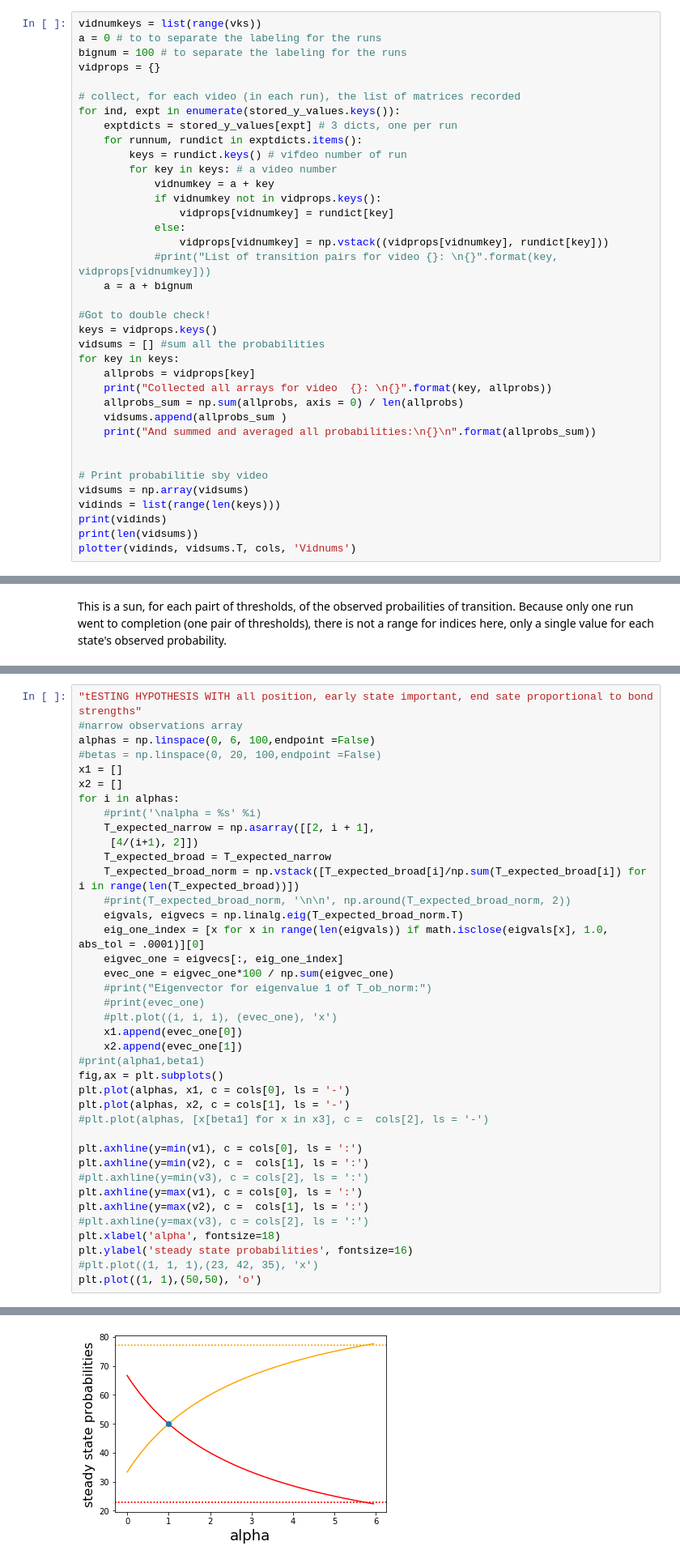
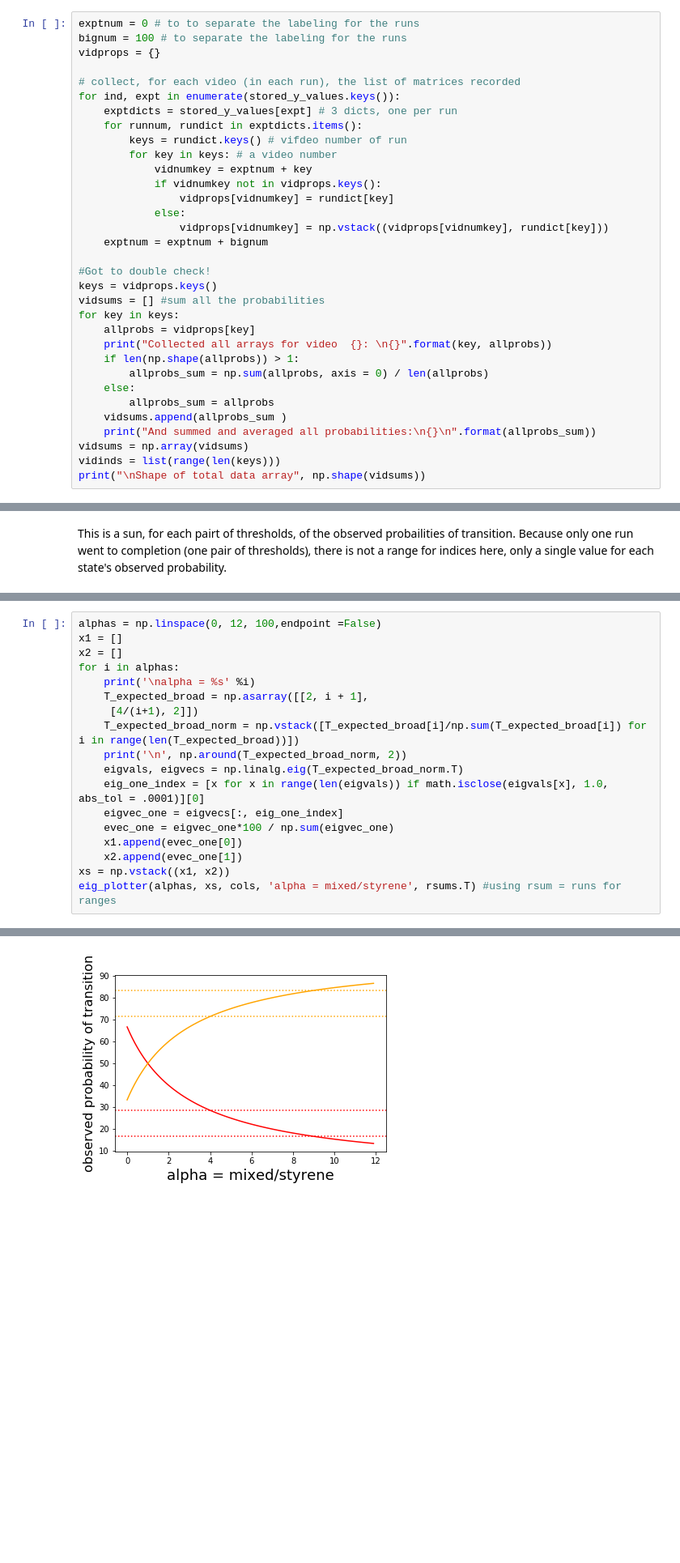
Before and after one commit to TchakamauRa/Soft-Matter, a Jupyter notebook: Matrix multiplication-density_styrene-joined.ipynb, the cells around one changed output, grey strips where cells are left out. Shown: that part at 81% size. Saved outputs shown, nothing was run; the diff lists cells and outputs as text; blank space fills up the shorter version.

```diff
--- a/Matrix multiplication-density_styrene-joined.ipynb
+++ b/Matrix multiplication-density_styrene-joined.ipynb
@@ -387,6 +479,5 @@ def plotter(xs, yls, cols, xlabel):
 # %%
-vidnumkeys = list(range(vks))
-a = 0 # to to separate the labeling for the runs
+exptnum = 0 # to to separate the labeling for the runs
 bignum = 100 # to separate the labeling for the runs
 vidprops = {}
 
@@ -396,13 +487,12 @@ for ind, expt in enumerate(stored_y_values.keys()):
     for runnum, rundict in exptdicts.items():
         keys = rundict.keys() # vifdeo number of run
         for key in keys: # a video number
-            vidnumkey = a + key
+            vidnumkey = exptnum + key
             if vidnumkey not in vidprops.keys():
                 vidprops[vidnumkey] = rundict[key]
             else:
                 vidprops[vidnumkey] = np.vstack((vidprops[vidnumkey], rundict[key]))
-            #print("List of transition pairs for video {}: \n{}".format(key, vidprops[vidnumkey]))
-    a = a + bignum
+    exptnum = exptnum + bignum
 
 #Got to double check!
 keys = vidprops.keys()
@@ -410,17 +500,15 @@ vidsums = [] #sum all the probabilities
 for key in keys:
     allprobs = vidprops[key]
     print("Collected all arrays for video  {}: \n{}".format(key, allprobs))
-    allprobs_sum = np.sum(allprobs, axis = 0) / len(allprobs)
+    if len(np.shape(allprobs)) > 1:
+        allprobs_sum = np.sum(allprobs, axis = 0) / len(allprobs)
+    else:
+        allprobs_sum = allprobs
     vidsums.append(allprobs_sum )
     print("And summed and averaged all probabilities:\n{}\n".format(allprobs_sum))
-
-
-# Print probabilitie sby video
 vidsums = np.array(vidsums)
 vidinds = list(range(len(keys)))
-print(vidinds)
-print(len(vidsums))
-plotter(vidinds, vidsums.T, cols, 'Vidnums')
+print("\nShape of total data array", np.shape(vidsums))
 # %% [output]
 Collected all arrays for video  0:
 [[ 8.33333333 91.66666667]
@@ -778,42 +768,21 @@ This means tha the transition statistics we see are possible using only hinge mt
 
 In other cases, such as some 3-polyethylene runs, it is not possible to reocver the statistics using only hinge mption.
 # %%
-"tESTING HYPOTHESIS WITH all position, early state important, end sate proportional to bond strengths"
-#narrow observations array
-alphas = np.linspace(0, 6, 100,endpoint =False)
-#betas = np.linspace(0, 20, 100,endpoint =False)
+alphas = np.linspace(0, 12, 100,endpoint =False)
 x1 = []
 x2 = []
 for i in alphas:
-    #print('\nalpha = %s' %i)
-    T_expected_narrow = np.asarray([[2, i + 1],
+    print('\nalpha = %s' %i)
+    T_expected_broad = np.asarray([[2, i + 1],
      [4/(i+1), 2]])
-    T_expected_broad = T_expected_narrow
     T_expected_broad_norm = np.vstack([T_expected_broad[i]/np.sum(T_expected_broad[i]) for i in range(len(T_expected_broad))])
-    #print(T_expected_broad_norm, '\n\n', np.around(T_expected_broad_norm, 2))
+    print('\n', np.around(T_expected_broad_norm, 2))
     eigvals, eigvecs = np.linalg.eig(T_expected_broad_norm.T)
     eig_one_index = [x for x in range(len(eigvals)) if math.isclose(eigvals[x], 1.0, abs_tol = .0001)][0]
     eigvec_one = eigvecs[:, eig_one_index]
     evec_one = eigvec_one*100 / np.sum(eigvec_one)
-    #print("Eigenvector for eigenvalue 1 of T_ob_norm:")
-    #print(evec_one)
-    #plt.plot((i, i, i), (evec_one), 'x')
     x1.append(evec_one[0])
     x2.append(evec_one[1])
-#print(alpha1,beta1)
-fig,ax = plt.subplots()
-plt.plot(alphas, x1, c = cols[0], ls = '-')
-plt.plot(alphas, x2, c = cols[1], ls = '-')
-#plt.plot(alphas, [x[beta1] for x in x3], c =  cols[2], ls = '-')
-
-plt.axhline(y=min(v1), c = cols[0], ls = ':')
-plt.axhline(y=min(v2), c =  cols[1], ls = ':')
-#plt.axhline(y=min(v3), c = cols[2], ls = ':')
-plt.axhline(y=max(v1), c = cols[0], ls = ':')
-plt.axhline(y=max(v2), c =  cols[1], ls = ':')
-#plt.axhline(y=max(v3), c = cols[2], ls = ':')
-plt.xlabel('alpha', fontsize=18)
-plt.ylabel('steady state probabilities', fontsize=16)
-#plt.plot((1, 1, 1),(23, 42, 35), 'x')
-plt.plot((1, 1),(50,50), 'o')
+xs = np.vstack((x1, x2))
+eig_plotter(alphas, xs, cols, 'alpha = mixed/styrene', rsums.T) #using rsum = runs for ranges
 # %% [output]
@@ -821 +806 @@ plt.plot((1, 1),(50,50), 'o')
-[figure, old version]
+[figure, new version]
```
Also changed, not shown: parts of 33 cells of this notebook, 8 other files.
